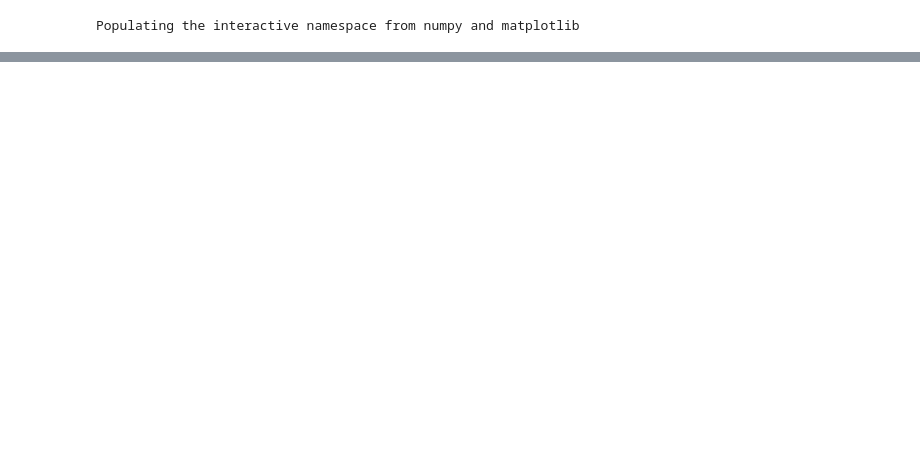
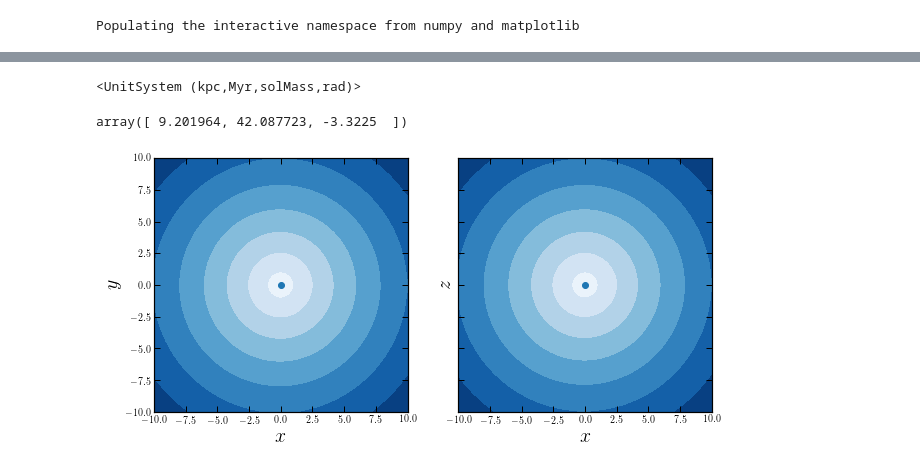
Before and after one commit to jngaravitoc/BFE_integrator, a Jupyter notebook: notebooks/gala_mwlmc_orbits.ipynb, the cells around one changed output, grey strips where cells are left out. Saved outputs shown, nothing was run; the diff lists cells and outputs as text; code cells hidden in the pictures; blank space fills up the shorter version.

Commit message:
fixed units issue

```diff
--- a/notebooks/gala_mwlmc_orbits.ipynb
+++ b/notebooks/gala_mwlmc_orbits.ipynb
@@ -51,0 +112,4 @@ times = np.arange(0, 110*0.02, 0.02)
+# %%
+galactic
+# %% [output]
+<UnitSystem (kpc,Myr,solMass,rad)>
@@ -51,0 +119,28 @@ times = np.arange(0, 110*0.02, 0.02)
+# %%
+r_mw.T[-1]
+# %% [output]
+array([ 9.201964, 42.087723, -3.3225  ])
+# %%
+mw_t0 = gp.scf.SCFPotential(m=1e10, r_s=40.85, Snlm=S_all[0], Tnlm=T_all[0],
+                           units=[u.kpc, u.Gyr, u.Msun, u.radian])
+# %%
+grid = np.linspace(-10, 10, 128)
+
+fig, axes = plt.subplots(1, 2, figsize=(10, 5),
+                         sharex=True, sharey=True)
+_ = mw_t0.plot_contours((grid, grid, 0), ax=axes[0])
+axes[0].set_xlabel('$x$')
+axes[0].set_ylabel('$y$')
+
+_ = mw_t0.plot_contours((grid, 0, grid), ax=axes[1])
+axes[1].set_xlabel('$x$')
+axes[1].set_ylabel('$z$')
+
+axes[0].scatter(0,0)
+axes[1].scatter(0,0)
+
+
+for ax in axes:
+    ax.set_aspect('equal')
+# %% [output]
+[figure, added]
```
Also changed, not shown: parts of 36 cells of this notebook.
